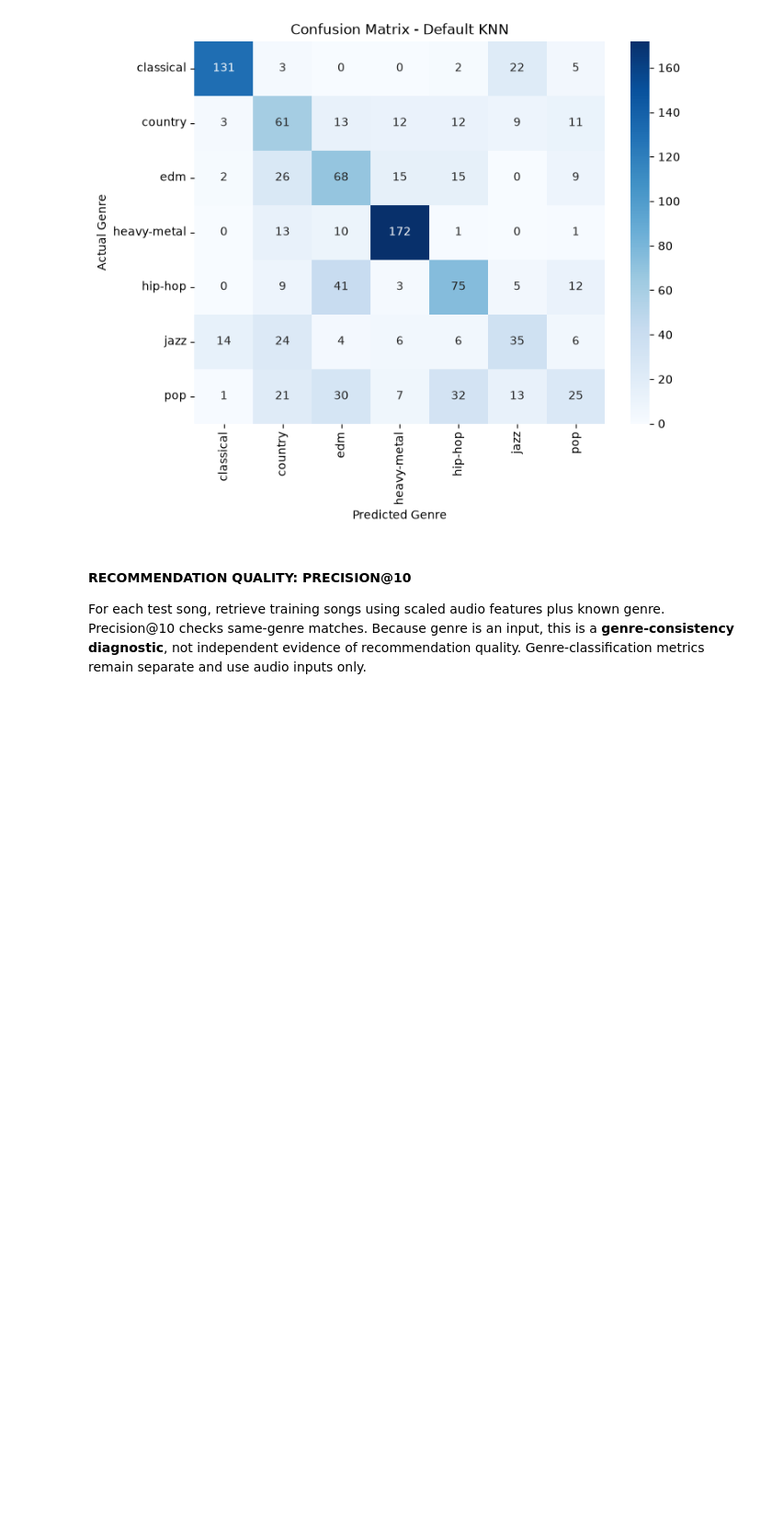
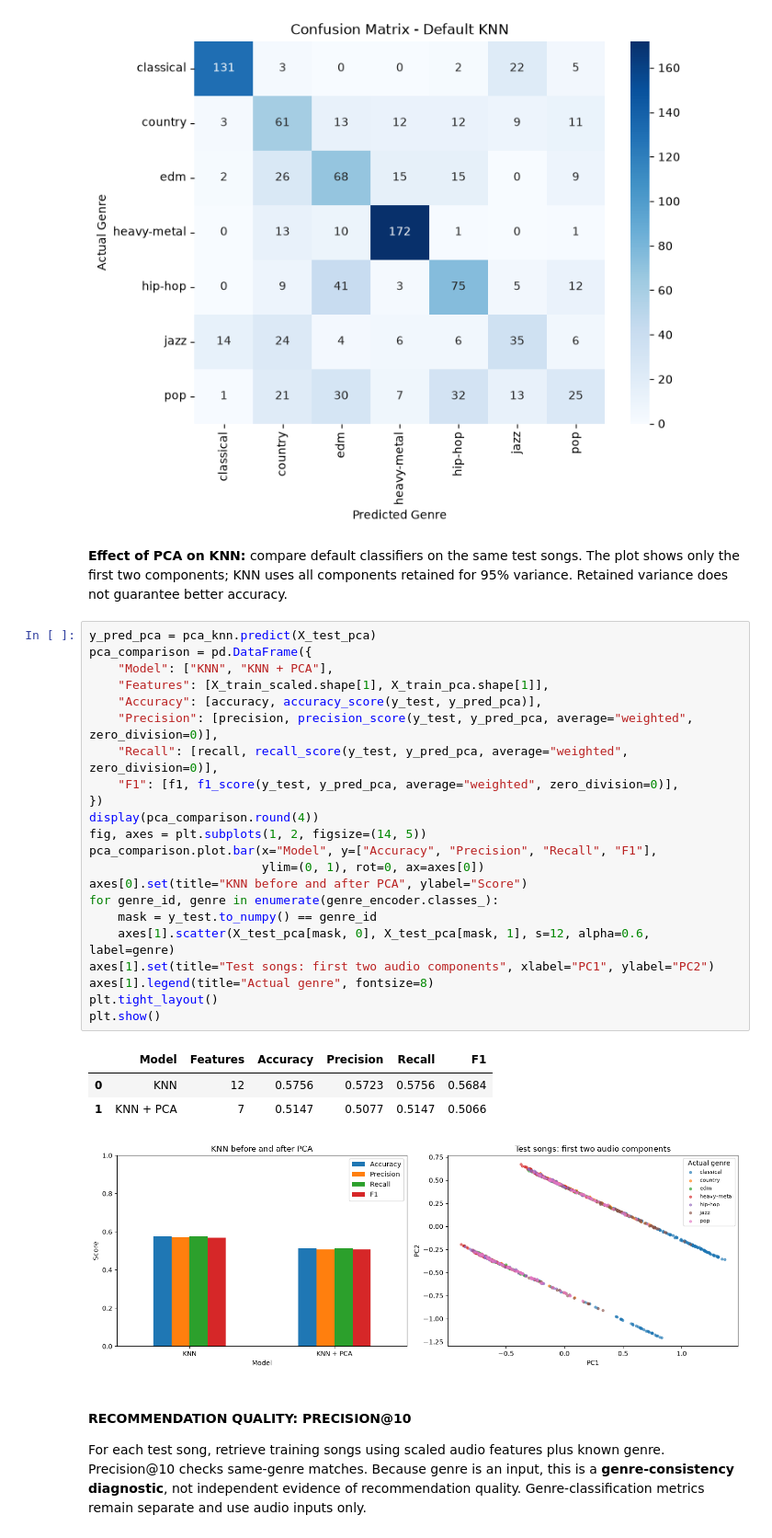
Before and after one commit to ashish-um/music-recommender-knn, a Jupyter notebook: Music_Recommendation_KNN.ipynb, the cells around one changed output. Shown at 92% size. Drawn from its saved outputs; the diff is of its cells as text; blank space fills up the shorter version.

```diff
--- a/Music_Recommendation_KNN.ipynb
+++ b/Music_Recommendation_KNN.ipynb
@@ -502,6 +550,37 @@ plt.ylabel("Actual Genre")
 plt.show()
 # %% [output]
 [figure]
+# %% [markdown]
+**Effect of PCA on KNN:** compare default classifiers on the same test songs.
+The plot shows only the first two components; KNN uses all components retained for 95%
+variance. Retained variance does not guarantee better accuracy.
+# %%
+y_pred_pca = pca_knn.predict(X_test_pca)
+pca_comparison = pd.DataFrame({
+    "Model": ["KNN", "KNN + PCA"],
+    "Features": [X_train_scaled.shape[1], X_train_pca.shape[1]],
+    "Accuracy": [accuracy, accuracy_score(y_test, y_pred_pca)],
+    "Precision": [precision, precision_score(y_test, y_pred_pca, average="weighted", zero_division=0)],
+    "Recall": [recall, recall_score(y_test, y_pred_pca, average="weighted", zero_division=0)],
+    "F1": [f1, f1_score(y_test, y_pred_pca, average="weighted", zero_division=0)],
+})
+display(pca_comparison.round(4))
+fig, axes = plt.subplots(1, 2, figsize=(14, 5))
+pca_comparison.plot.bar(x="Model", y=["Accuracy", "Precision", "Recall", "F1"],
+                        ylim=(0, 1), rot=0, ax=axes[0])
+axes[0].set(title="KNN before and after PCA", ylabel="Score")
+for genre_id, genre in enumerate(genre_encoder.classes_):
+    mask = y_test.to_numpy() == genre_id
+    axes[1].scatter(X_test_pca[mask, 0], X_test_pca[mask, 1], s=12, alpha=0.6, label=genre)
+axes[1].set(title="Test songs: first two audio components", xlabel="PC1", ylabel="PC2")
+axes[1].legend(title="Actual genre", fontsize=8)
+plt.tight_layout()
+plt.show()
+# %% [output]
+|  | Model | Features | Accuracy | Precision | Recall | F1 |
+| 0 | KNN | 12 | 0.5756 | 0.5723 | 0.5756 | 0.5684 |
+| 1 | KNN + PCA | 7 | 0.5147 | 0.5077 | 0.5147 | 0.5066 |
+[figure, added]
 # %% [markdown]
 #### RECOMMENDATION QUALITY: PRECISION@10
 
```
Also changed, not shown: parts of 10 cells of this notebook.
